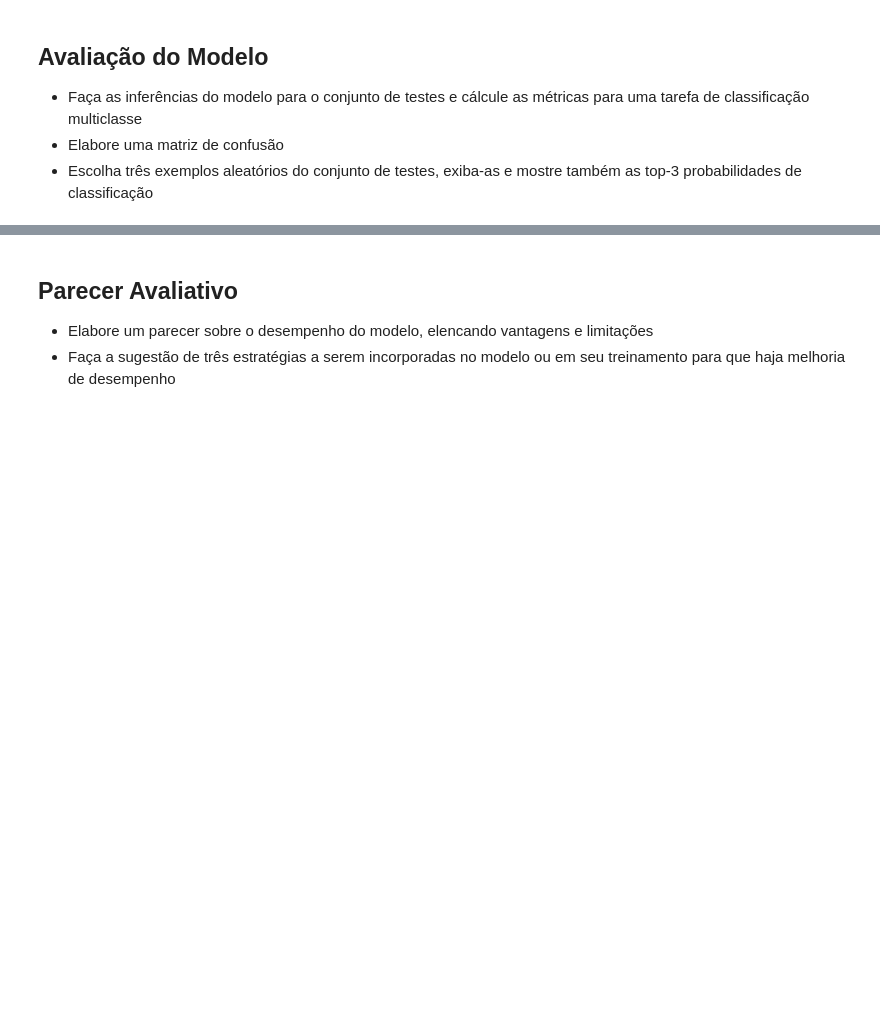
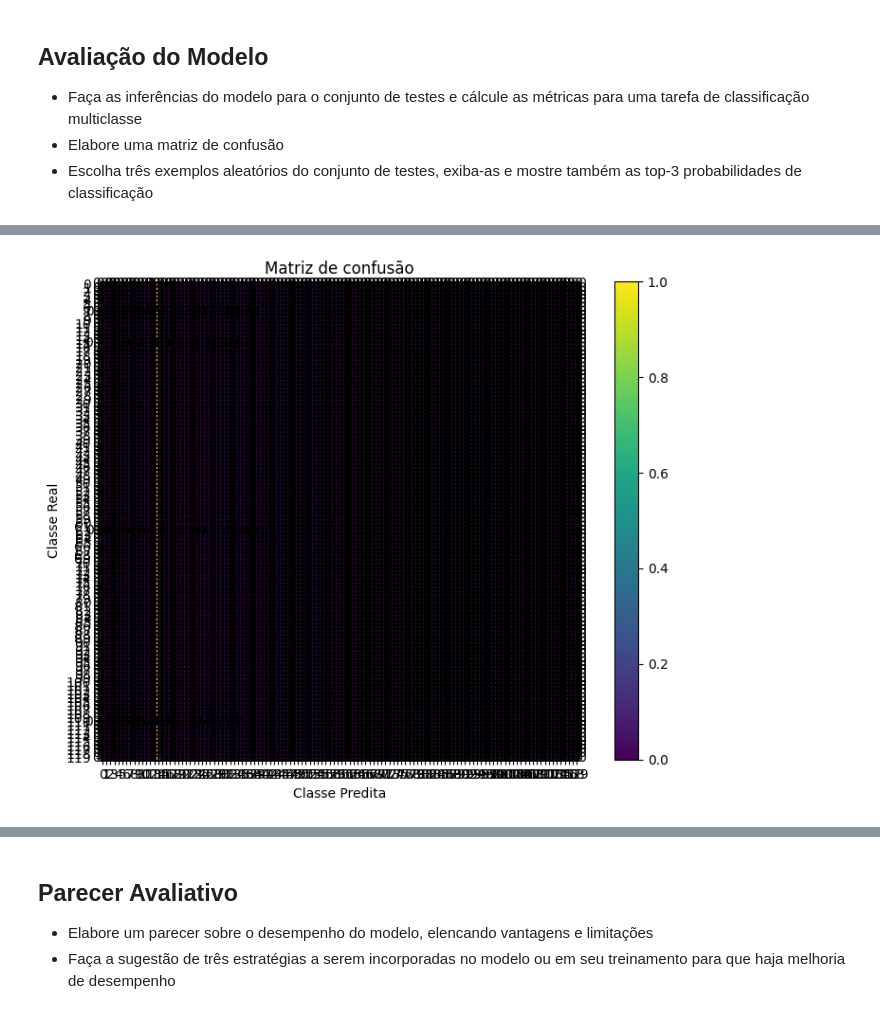
Before and after one commit to andradepv/AlexNet-CNN, a Jupyter notebook: atv-topicos1.ipynb, the cells around one changed output, grey strips where cells are left out. Saved outputs shown, nothing was run; the diff lists cells and outputs as text; code cells hidden in the pictures; blank space fills up the shorter version.

```diff
--- a/atv-topicos1.ipynb
+++ b/atv-topicos1.ipynb
@@ -402,20 +409,24 @@ with torch.no_grad():
         y_true.extend(labels.cpu().numpy())
         y_pred.extend(predicted.cpu().numpy())
 
-report = classification_report(y_true, y_pred, output_dict=True)
+classes_reais = np.unique(y_true)
+classes_previstas = np.unique(y_pred)
+
+report = classification_report(y_true, y_pred, output_dict=True, zero_division=0)
 
 table_metrics = PrettyTable()
-table_metrics.field_names = ['Classe', 'Accuracy', 'Precision', 'Recall', 'F1-Score', 'Support']
+table_metrics.field_names = ['Classe', 'Precision', 'Recall', 'F1-Score', 'Support']
 
 for classe, valores in report.items():
 
-    table_metrics.add_row([
-        classe,
-        round(valores['accuracy'], 3),
-        round(valores['precision'], 3),
-        round(valores['recall'], 3),
-        round(valores['f1-score'], 3),
-        round(valores['support'], 3),
-    ])
+    if classe not in ['accuracy', 'macro avg', 'weighted avg']:
+        table_metrics.add_row([
+            classe,
+            round(valores['precision'], 3),
+            round(valores['recall'], 3),
+            round(valores['f1-score'], 3),
+            round(valores['support'], 3),
+        ])
 
+print(f"\nAcurácia Global do Modelo: {round(report['accuracy'], 3)}")
 print(table_metrics)
@@ -422,26 +463,27 @@ print(table_metrics)
 # %%
 cm = confusion_matrix(y_true, y_pred, normalize='true')
 
 plt.figure(figsize=(8, 6))
 plt.imshow(cm, interpolation='nearest')
 plt.title('Matriz de confusão')
 plt.colorbar()
 
-classes = np.unique(y_true)
-tick_marks = np.arange(len(classes))
+tick_marks = np.arange(len(classes_reais))
 
-plt.xticks(tick_marks, classes)
-plt.yticks(tick_marks, classes)
+plt.xticks(tick_marks, classes_reais)
+plt.yticks(tick_marks, classes_reais)
 
 plt.xlabel('Classe Predita')
 plt.ylabel('Classe Real')
 
 for i in range(cm.shape[0]):
     for j in range(cm.shape[1]):
         plt.text(j, i, cm[i, j],
             ha='center',
             va='center')
 
 plt.tight_layout()
 plt.show()
+# %% [output]
+[figure, added]
 # %%
```
Also changed, not shown: parts of 12 cells of this notebook, 2 other files.
